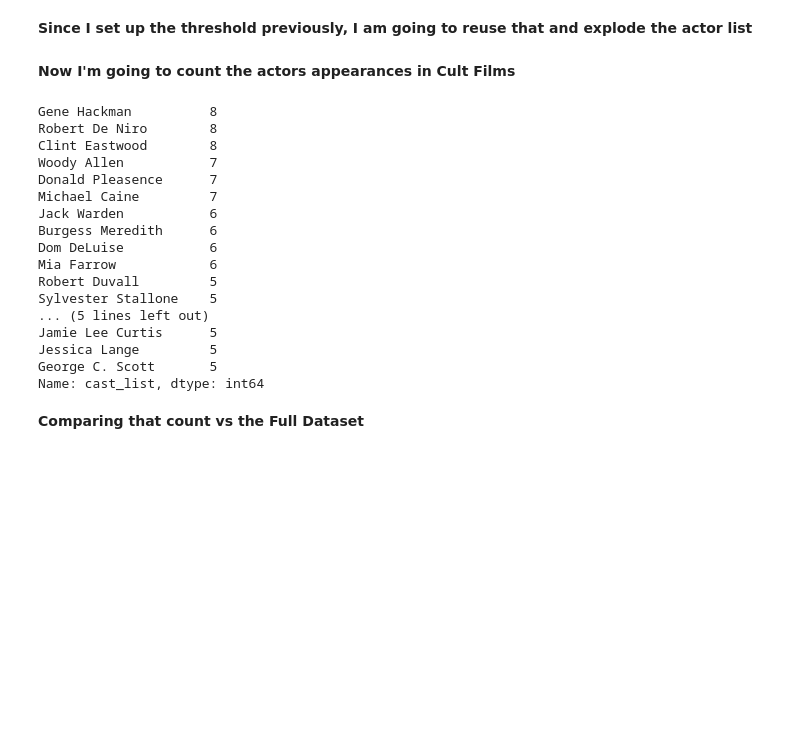
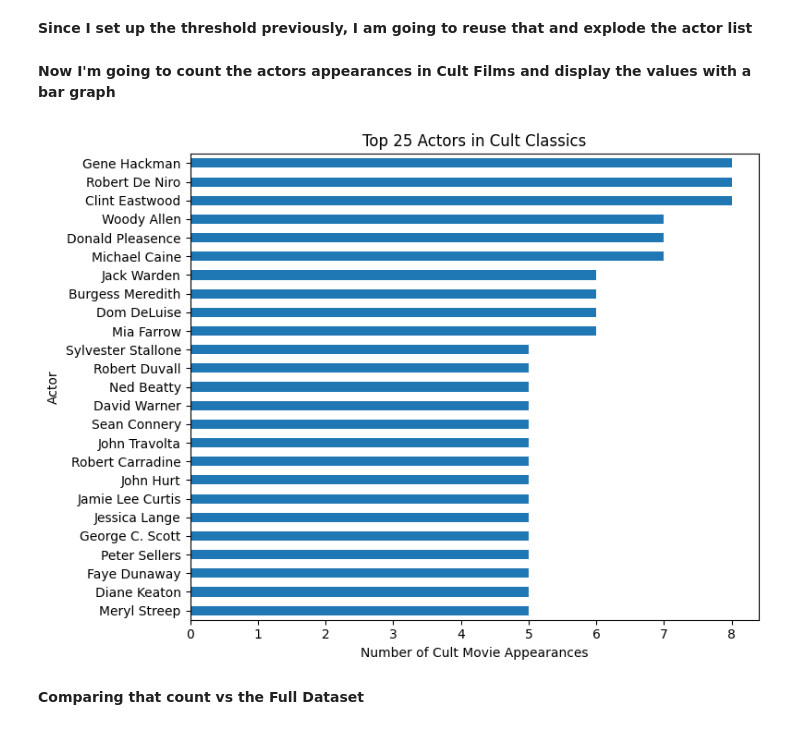
Before and after one commit to Andrew-Aleshire/TMDb-Movie-Dataset-Exploration, a Jupyter notebook: Investigate_a_Dataset.ipynb, the cells around one changed output. Saved outputs shown, nothing was run; the diff lists cells and outputs as text; code cells hidden in the pictures; blank space fills up the shorter version.

```diff
--- a/Investigate_a_Dataset.ipynb
+++ b/Investigate_a_Dataset.ipynb
@@ -499,28 +606,18 @@ __Since I set up the threshold previously, I am going to reuse that and explode
 # Ensure 'cast_list' column is already parsed
 cult_movies_exploded = cult_movies.explode('cast_list')
 # %% [markdown]
-__Now I'm going to count the actors appearances in Cult Films__
+__Now I'm going to count the actors appearances in Cult Films and display the values with a bar graph__
 # %%
 actor_counts = cult_movies_exploded['cast_list'].value_counts()
-actor_counts.head(20)
-# %% [output]
-Gene Hackman          8
-Robert De Niro        8
-Clint Eastwood        8
-Woody Allen           7
-Donald Pleasence      7
-Michael Caine         7
-Jack Warden           6
-Burgess Meredith      6
-Dom DeLuise           6
-Mia Farrow            6
-Robert Duvall         5
-Sylvester Stallone    5
-... (5 lines left out)
-Jamie Lee Curtis      5
-Jessica Lange         5
-George C. Scott       5
-Name: cast_list, dtype: int64
+# %%
+plot_horizontal_bar(
+    data=actor_counts.head(25),
+    title='Top 25 Actors in Cult Classics',
+    xlabel='Number of Cult Movie Appearances',
+    ylabel='Actor'
+)
+# %% [output]
+[figure, added]
 # %% [markdown]
 __Comparing that count vs the Full Dataset__
 # %%
```
Also changed, not shown: parts of 12 cells of this notebook.
